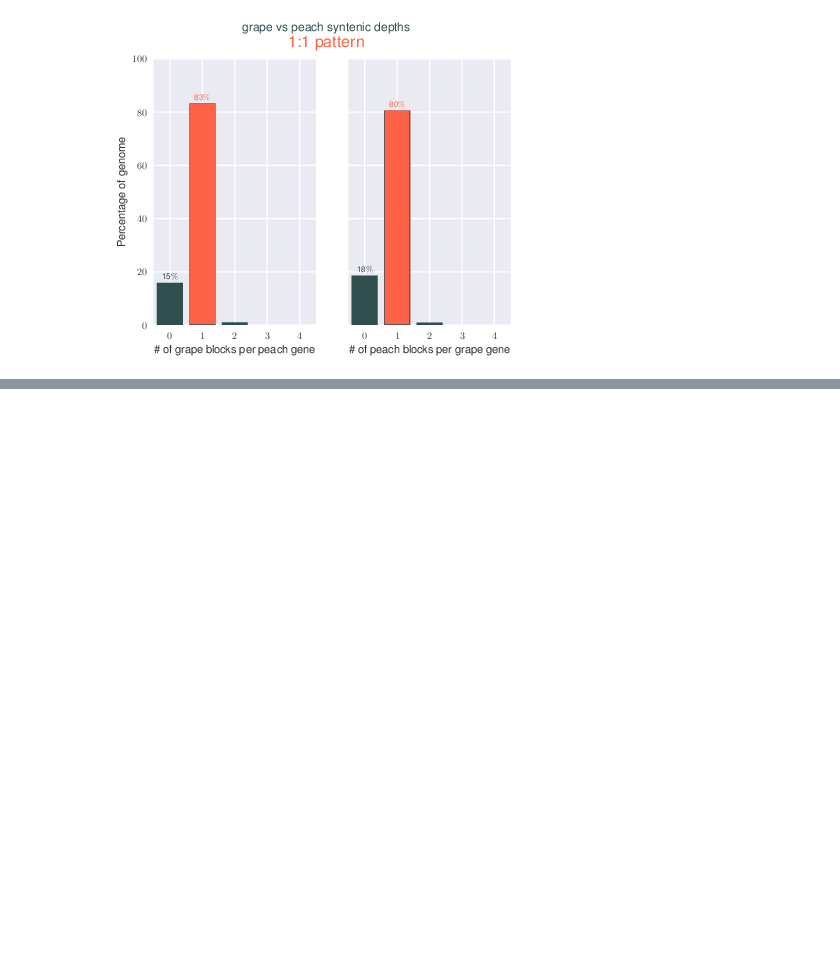
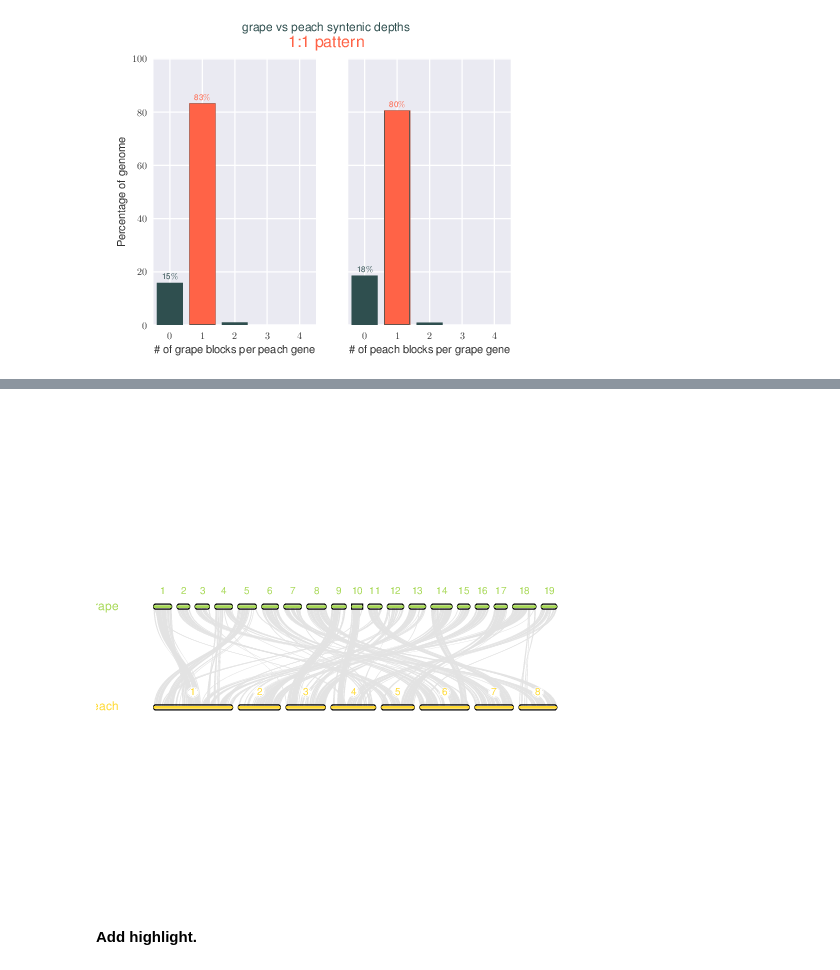
Before and after one commit to fomightez/mcscan-binder, a Jupyter notebook: index.ipynb, the cells around one changed output, grey strips where cells are left out. Drawn from its saved outputs; the diff is of its cells as text; code cells hidden in the pictures; blank space fills up the shorter version.

```diff
--- a/index.ipynb
+++ b/index.ipynb
@@ -157,0 +209,9 @@ img
+# %%
+# display karyotype.pdf (rename it too so retained during next steps)
+!mv karyotype.pdf karyotypeDEFAULT.pdf
+img = WImage(filename="karyotypeDEFAULT.pdf")
+img
+# %% [output]
+[figure, added]
+# %% [markdown]
+**Add highlight.**
```
Also changed, not shown: parts of 36 cells of this notebook, 3 other files.
